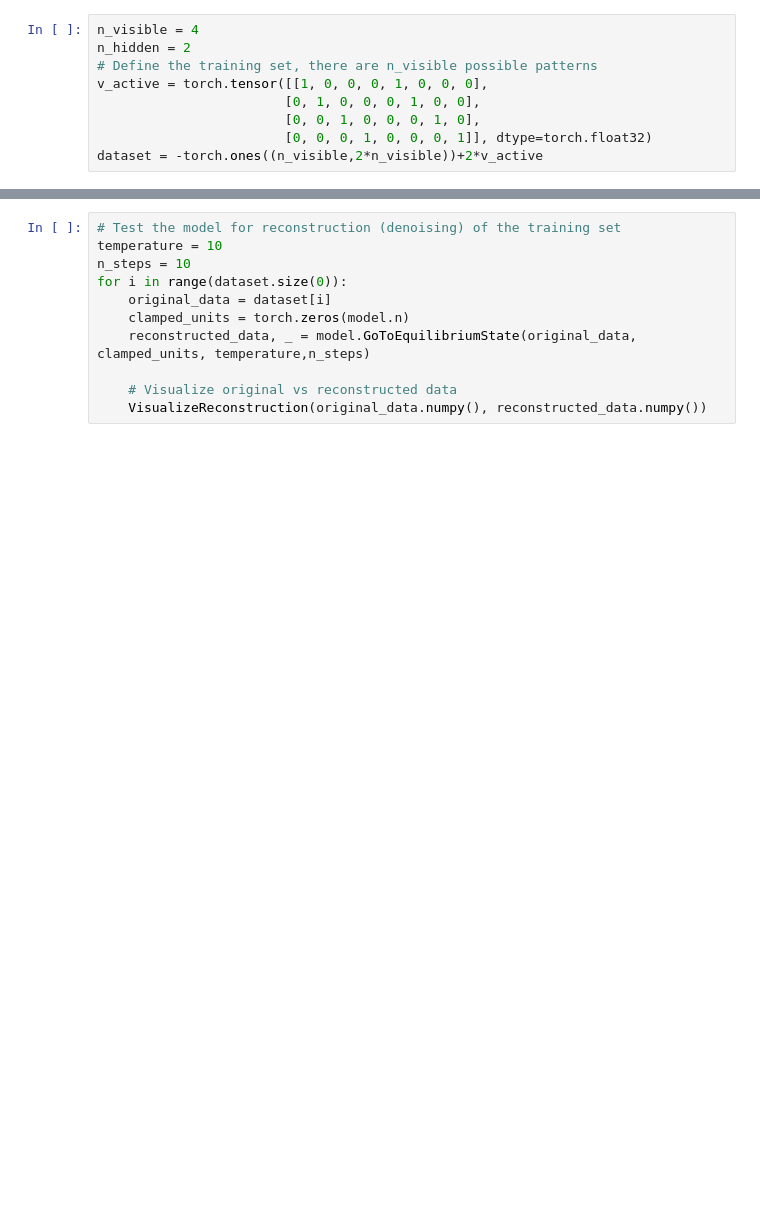
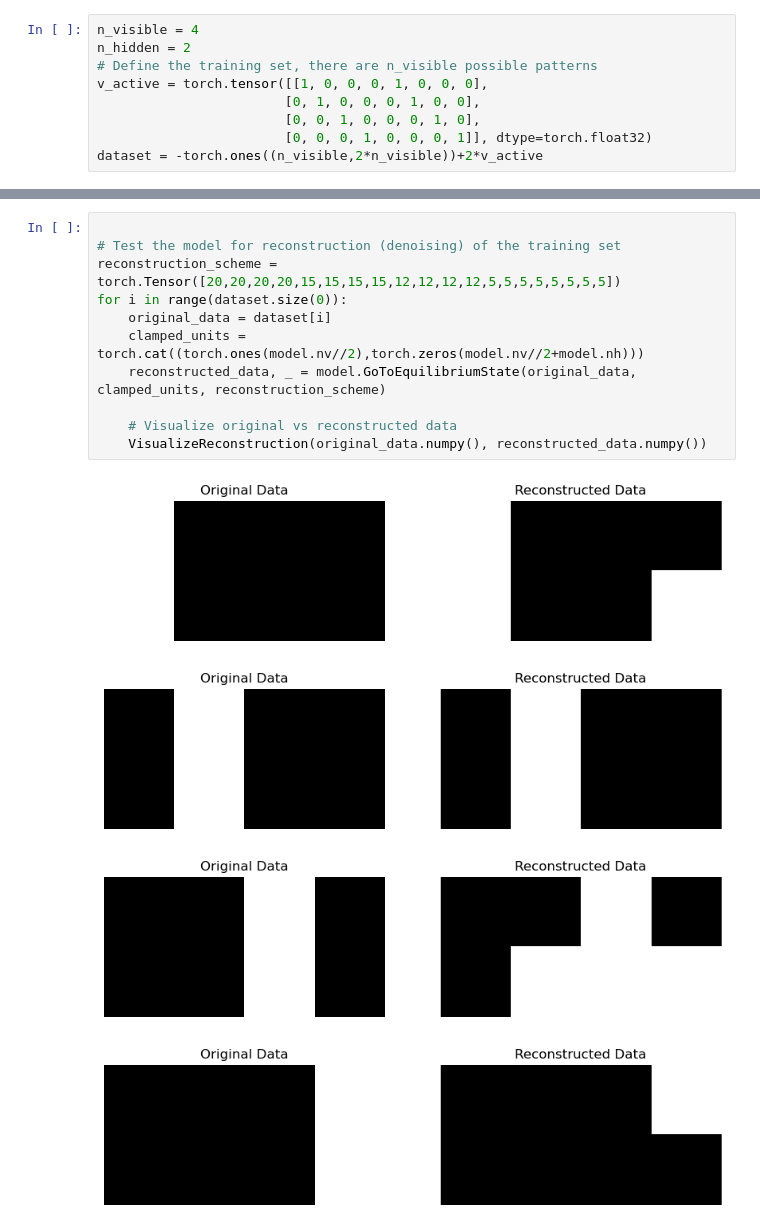
Before and after one commit to Dacasil/boltzmannMPIDS, a Jupyter notebook: notebooks/plot_weights.ipynb, the cells around one changed output, grey strips where cells are left out. Saved outputs shown, nothing was run; the diff lists cells and outputs as text; blank space fills up the shorter version.

```diff
--- a/notebooks/plot_weights.ipynb
+++ b/notebooks/plot_weights.ipynb
@@ -273,11 +267,16 @@ plt.show()
 # %%
+
 # Test the model for reconstruction (denoising) of the training set
-temperature = 10
-n_steps = 10
+reconstruction_scheme = torch.Tensor([20,20,20,20,15,15,15,15,12,12,12,12,5,5,5,5,5,5,5,5])
 for i in range(dataset.size(0)):
     original_data = dataset[i]
-    clamped_units = torch.zeros(model.n)
-    reconstructed_data, _ = model.GoToEquilibriumState(original_data, clamped_units, temperature,n_steps)
+    clamped_units = torch.cat((torch.ones(model.nv//2),torch.zeros(model.nv//2+model.nh)))
+    reconstructed_data, _ = model.GoToEquilibriumState(original_data, clamped_units, reconstruction_scheme)
 
     # Visualize original vs reconstructed data
     VisualizeReconstruction(original_data.numpy(), reconstructed_data.numpy())
+# %% [output]
+[figure, added]
+[figure, added]
+[figure, added]
+[figure, added]
```
Also changed, not shown: parts of 6 cells of this notebook, 4 other files.
